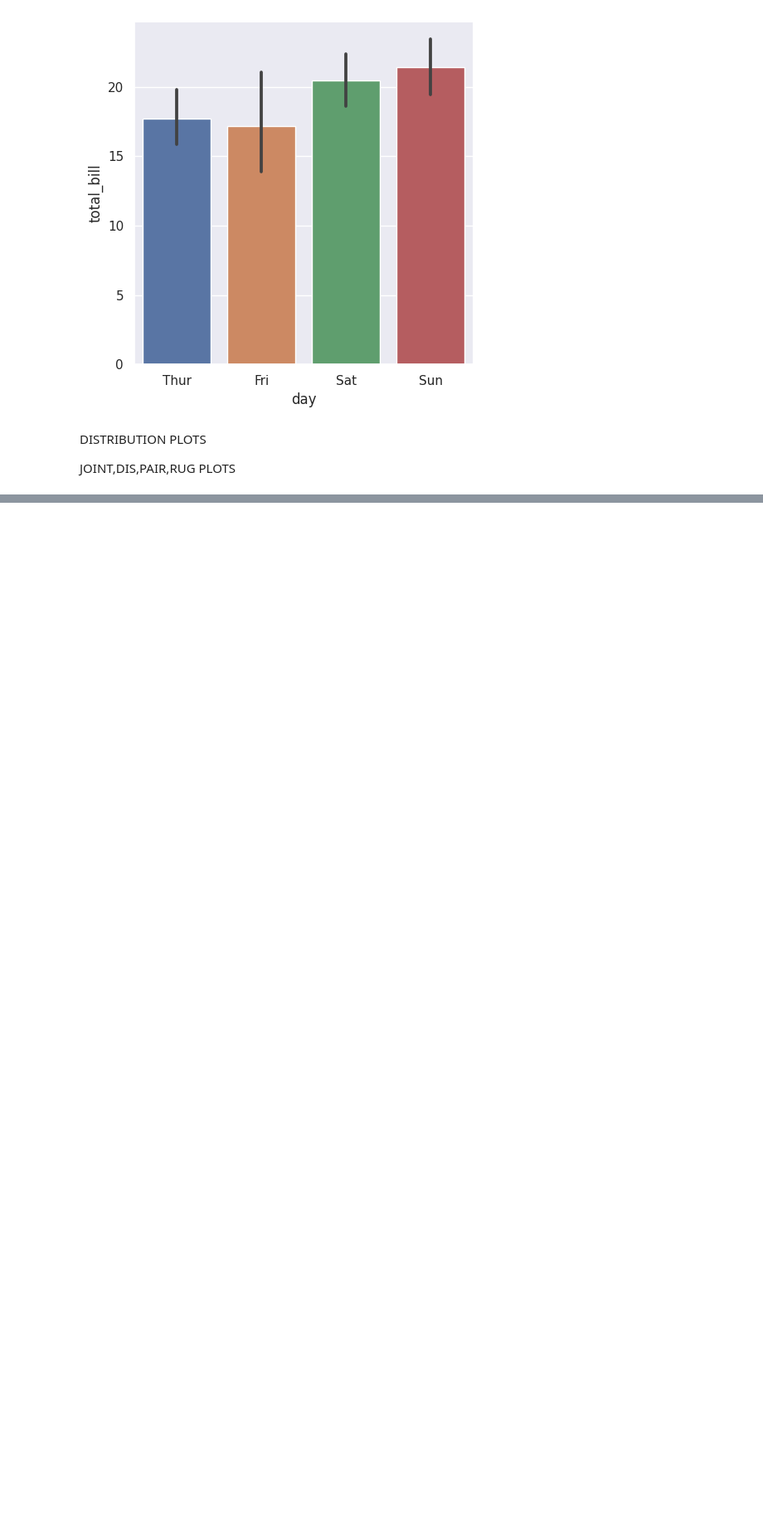
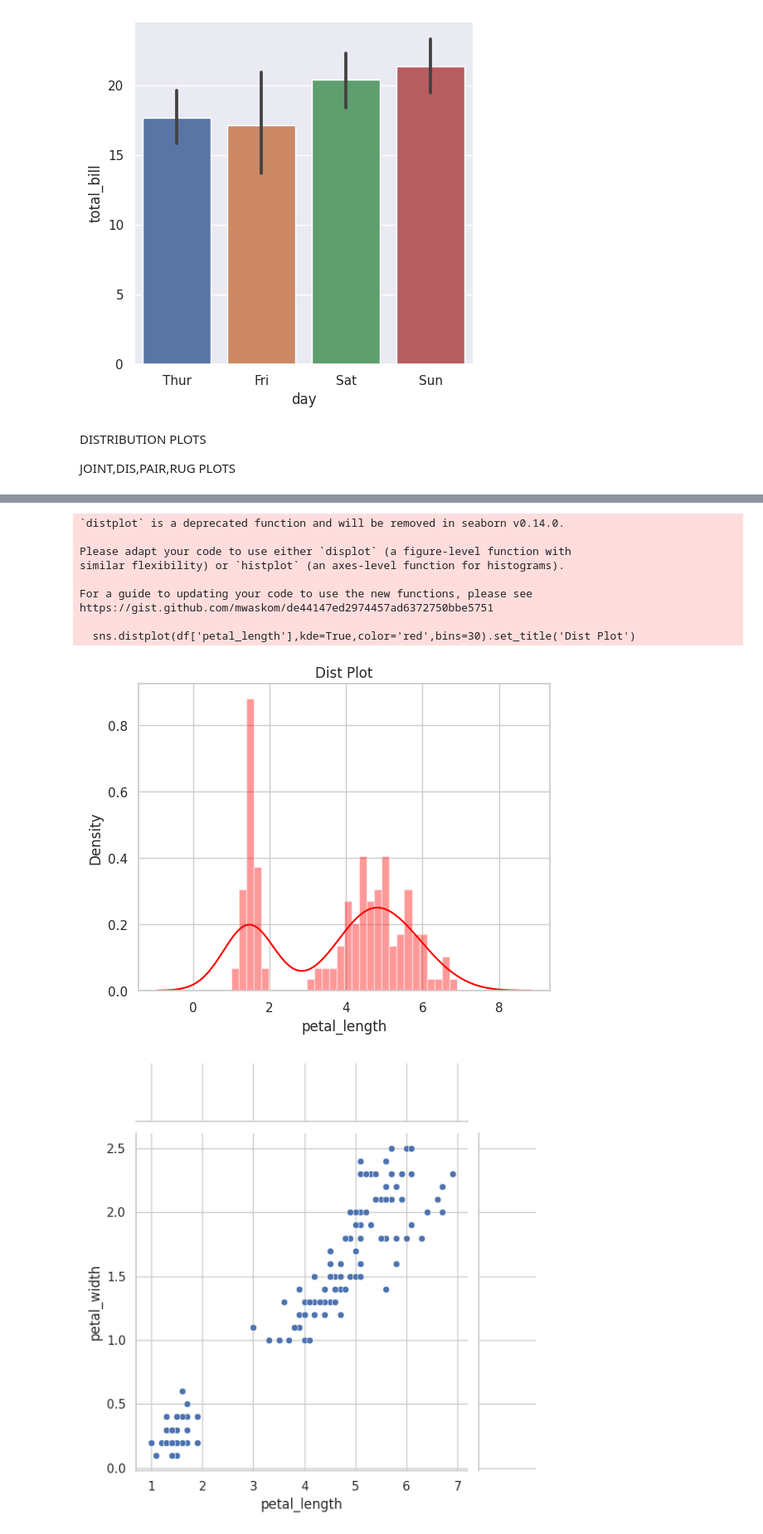
Before and after one commit to Sath2003/DAV, a Jupyter notebook: LABSHEET - 7.ipynb, the cells around one changed output, grey strips where cells are left out. Shown at 83% size. Cells and saved outputs as stored; diff of their text form; code cells hidden in the pictures; blank space fills up the shorter version.

```diff
--- a/LABSHEET - 7.ipynb
+++ b/LABSHEET - 7.ipynb
@@ -123,0 +108,26 @@ AttributeError: 'FacetGrid' object has no attribute 'set_title'
+# %%
+sns.set_style('whitegrid')
+df = sns.load_dataset('iris')
+print(df.head())
+sns.distplot(df['petal_length'],kde=True,color='red',bins=30).set_title('Dist Plot')
+jointgrid = sns.JointGrid(x='petal_length',y='petal_width',data=df)
+jointgrid.plot_joint(sns.scatterplot)
+jointgrid.plot_marginals(sns.displot)
+g = sns.jointplot(x='petal_length',y='petal_width',data=df,kind='hex')
+g.fig.suptitle("Joint Plot")
+g = sns.pairplot(df,hue="species",palette='coolwarm')
+g.fig.suptitle("Pair Plot - 1")
+g.add_legend()
+pairgrid = sns.PairGrid(data=df)
+apirgrid = pairgrid.map_offdiag(sns.scatterplot)
+pairgrid = pairgrid.map_diag(plt.hist)
+pairgrid = sns.PairGrid(data=df)
+pairgrid = pairgrid.map_upper(sns.scatterplot)
+pairgrip = pairgrid.map_diag(plt.hist)
+pairgrid = pairgrid.map_lower(sns.kdeplot)
+g=sns.PairGrid(data=df)
+g.map_lower(sns.scatterplot)
+g.map_diag(sns.kdeplot)
+sns.rugplot(df['petal_length'])
+plt.show()
+# %% [output]
@@ -123,0 +140,11 @@ AttributeError: 'FacetGrid' object has no attribute 'set_title'
+`distplot` is a deprecated function and will be removed in seaborn v0.14.0.
+
+Please adapt your code to use either `displot` (a figure-level function with
+similar flexibility) or `histplot` (an axes-level function for histograms).
+
+For a guide to updating your code to use the new functions, please see
+https://gist.github.com/mwaskom/de44147ed2974457ad6372750bbe5751
+
+  sns.distplot(df['petal_length'],kde=True,color='red',bins=30).set_title('Dist Plot')
+[figure, added]
+[figure, added]
```
Also changed, not shown: parts of 5 cells of this notebook.
